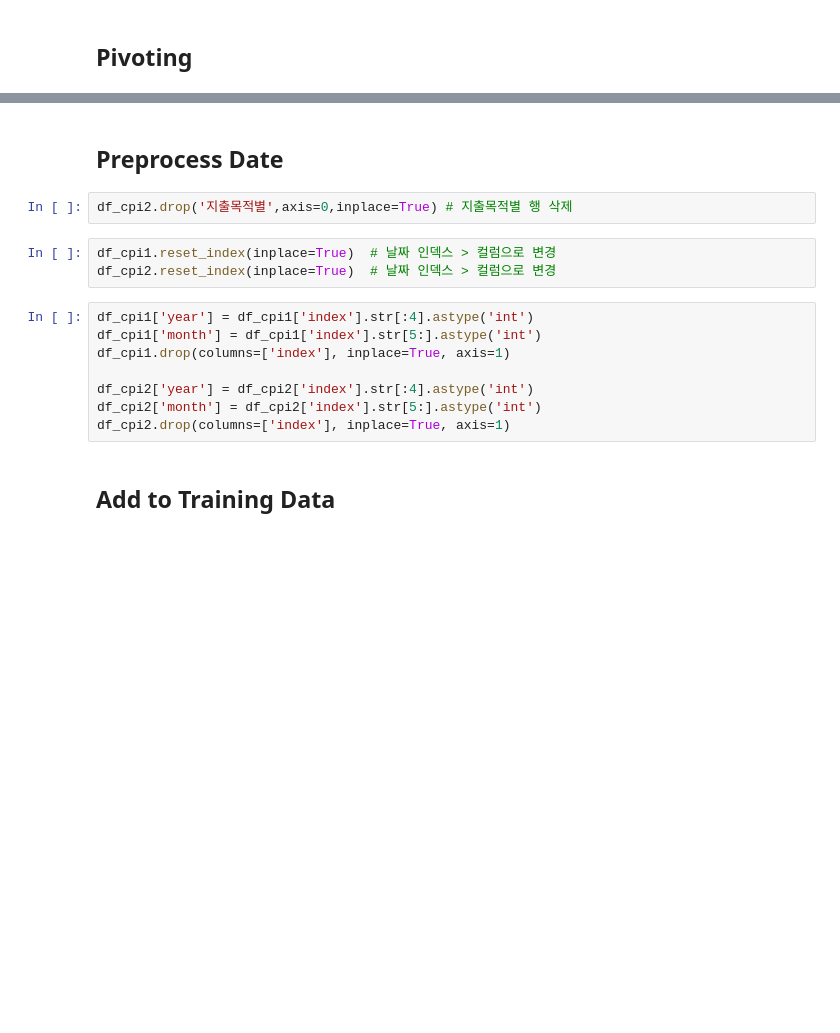
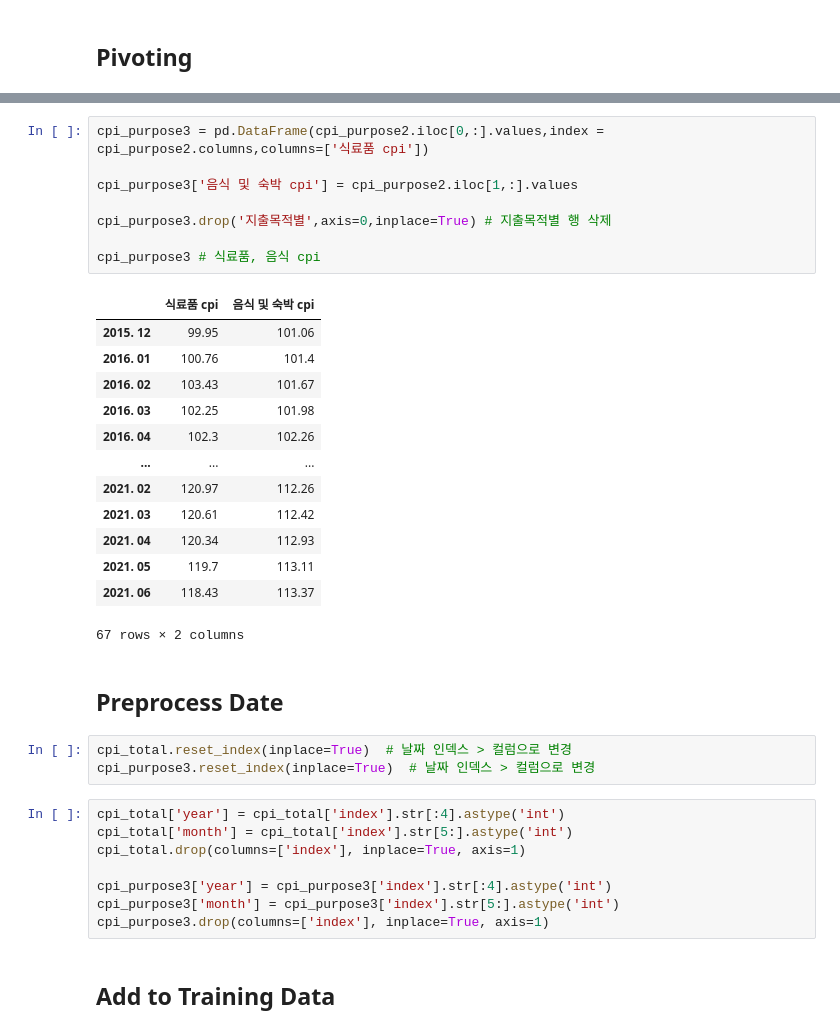
Before and after one commit to Yeony54/Project_Seafood_Import_Price_Prediction, a Jupyter notebook: Final_Preprocessing.ipynb, the cells around one changed output, grey strips where cells are left out. Cells and saved outputs as stored; diff of their text form; blank space fills up the shorter version.

```diff
--- a/Final_Preprocessing.ipynb
+++ b/Final_Preprocessing.ipynb
@@ -287,18 +374,38 @@ df_cpi2['CPI_foodservice'] = df_cpi_tmp2.iloc[1,:].values
+# %%
+cpi_purpose3 = pd.DataFrame(cpi_purpose2.iloc[0,:].values,index = cpi_purpose2.columns,columns=['식료품 cpi'])
+
+cpi_purpose3['음식 및 숙박 cpi'] = cpi_purpose2.iloc[1,:].values
+
+cpi_purpose3.drop('지출목적별',axis=0,inplace=True) # 지출목적별 행 삭제
+
+cpi_purpose3 # 식료품, 음식 cpi
+# %% [output]
+|  | 식료품 cpi | 음식 및 숙박 cpi |
+| 2015. 12 | 99.95 | 101.06 |
+| 2016. 01 | 100.76 | 101.4 |
+| 2016. 02 | 103.43 | 101.67 |
+| 2016. 03 | 102.25 | 101.98 |
+| 2016. 04 | 102.3 | 102.26 |
+| ... | ... | ... |
+| 2021. 02 | 120.97 | 112.26 |
+| 2021. 03 | 120.61 | 112.42 |
+| 2021. 04 | 120.34 | 112.93 |
+| 2021. 05 | 119.7 | 113.11 |
+| 2021. 06 | 118.43 | 113.37 |
+67 rows × 2 columns
 # %% [markdown]
 ## Preprocess Date
-# %%
-df_cpi2.drop('지출목적별',axis=0,inplace=True) # 지출목적별 행 삭제
 # %%
-df_cpi1.reset_index(inplace=True)  # 날짜 인덱스 > 컬럼으로 변경
-df_cpi2.reset_index(inplace=True)  # 날짜 인덱스 > 컬럼으로 변경
+cpi_total.reset_index(inplace=True)  # 날짜 인덱스 > 컬럼으로 변경
+cpi_purpose3.reset_index(inplace=True)  # 날짜 인덱스 > 컬럼으로 변경
 # %%
-df_cpi1['year'] = df_cpi1['index'].str[:4].astype('int')
-df_cpi1['month'] = df_cpi1['index'].str[5:].astype('int')
-df_cpi1.drop(columns=['index'], inplace=True, axis=1)
+cpi_total['year'] = cpi_total['index'].str[:4].astype('int')
+cpi_total['month'] = cpi_total['index'].str[5:].astype('int')
+cpi_total.drop(columns=['index'], inplace=True, axis=1)
 
-df_cpi2['year'] = df_cpi2['index'].str[:4].astype('int')
-df_cpi2['month'] = df_cpi2['index'].str[5:].astype('int')
-df_cpi2.drop(columns=['index'], inplace=True, axis=1)
+cpi_purpose3['year'] = cpi_purpose3['index'].str[:4].astype('int')
+cpi_purpose3['month'] = cpi_purpose3['index'].str[5:].astype('int')
+cpi_purpose3.drop(columns=['index'], inplace=True, axis=1)
 # %% [markdown]
 ## Add to Training Data
 # %%
```
Also changed, not shown: parts of 15 cells of this notebook.
